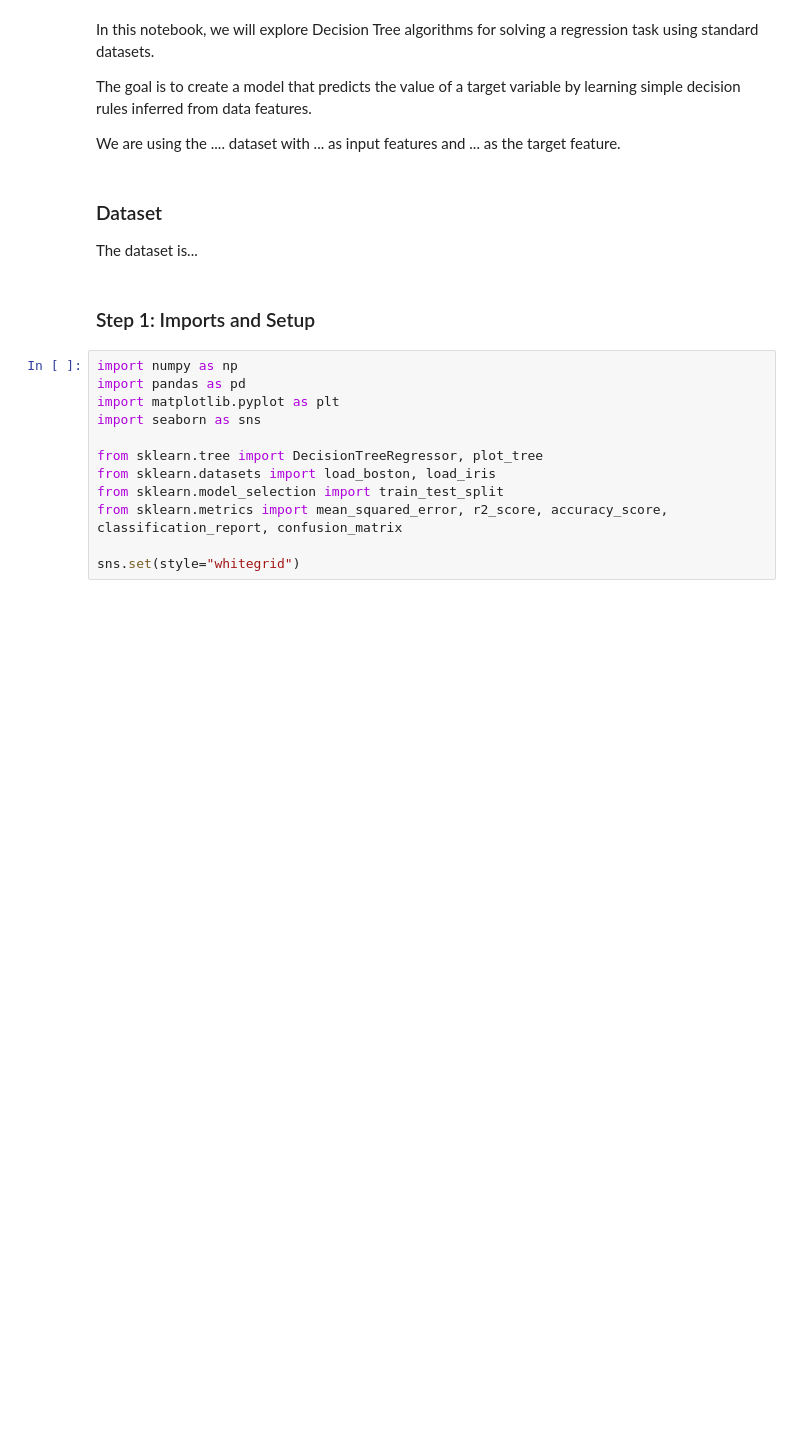
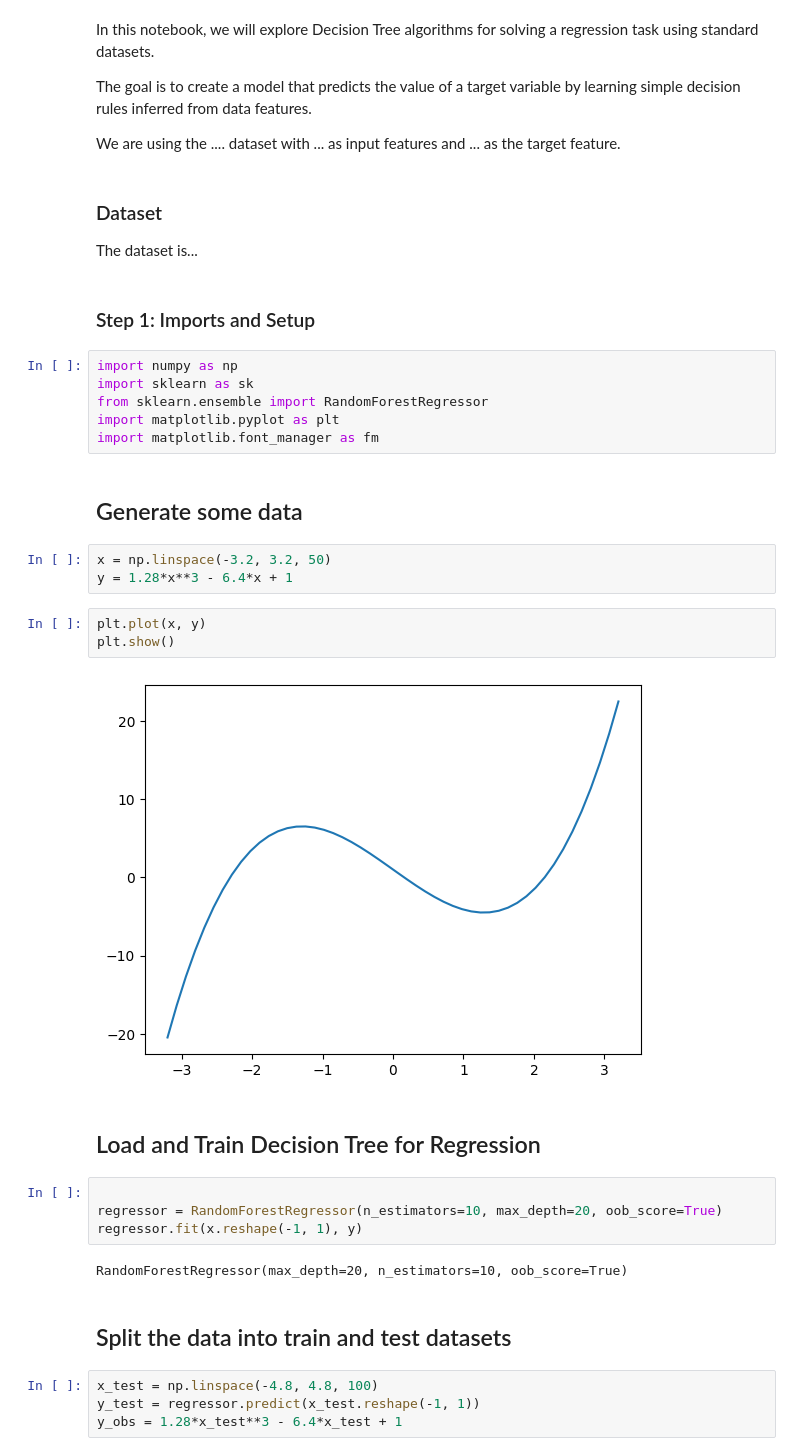
Before and after one commit to Cambridge-ICCS/DecisionTrees_SummerSchool25, a Jupyter notebook: DT_Regression.ipynb, the cells around one changed output. Saved outputs shown, nothing was run; the diff lists cells and outputs as text; blank space fills up the shorter version.

```diff
--- a/DT_Regression.ipynb
+++ b/DT_Regression.ipynb
@@ -13,13 +13,31 @@ The dataset is...
 ### Step 1: Imports and Setup
 # %%
 import numpy as np
-import pandas as pd
+import sklearn as sk
+from sklearn.ensemble import RandomForestRegressor
 import matplotlib.pyplot as plt
-import seaborn as sns
-
-from sklearn.tree import DecisionTreeRegressor, plot_tree
-from sklearn.datasets import load_boston, load_iris
-from sklearn.model_selection import train_test_split
-from sklearn.metrics import mean_squared_error, r2_score, accuracy_score, classification_report, confusion_matrix
-
-sns.set(style="whitegrid")
+import matplotlib.font_manager as fm
+# %% [markdown]
+## Generate some data
+# %%
+x = np.linspace(-3.2, 3.2, 50)
+y = 1.28*x**3 - 6.4*x + 1
+# %%
+plt.plot(x, y)
+plt.show()
+# %% [output]
+[figure, added]
+# %% [markdown]
+## Load and Train Decision Tree for Regression
+# %%
+
+regressor = RandomForestRegressor(n_estimators=10, max_depth=20, oob_score=True)
+regressor.fit(x.reshape(-1, 1), y)
+# %% [output]
+RandomForestRegressor(max_depth=20, n_estimators=10, oob_score=True)
+# %% [markdown]
+## Split the data into train and test datasets
+# %%
+x_test = np.linspace(-4.8, 4.8, 100)
+y_test = regressor.predict(x_test.reshape(-1, 1))
+y_obs = 1.28*x_test**3 - 6.4*x_test + 1
```
Also changed, not shown: parts of 3 cells of this notebook.
